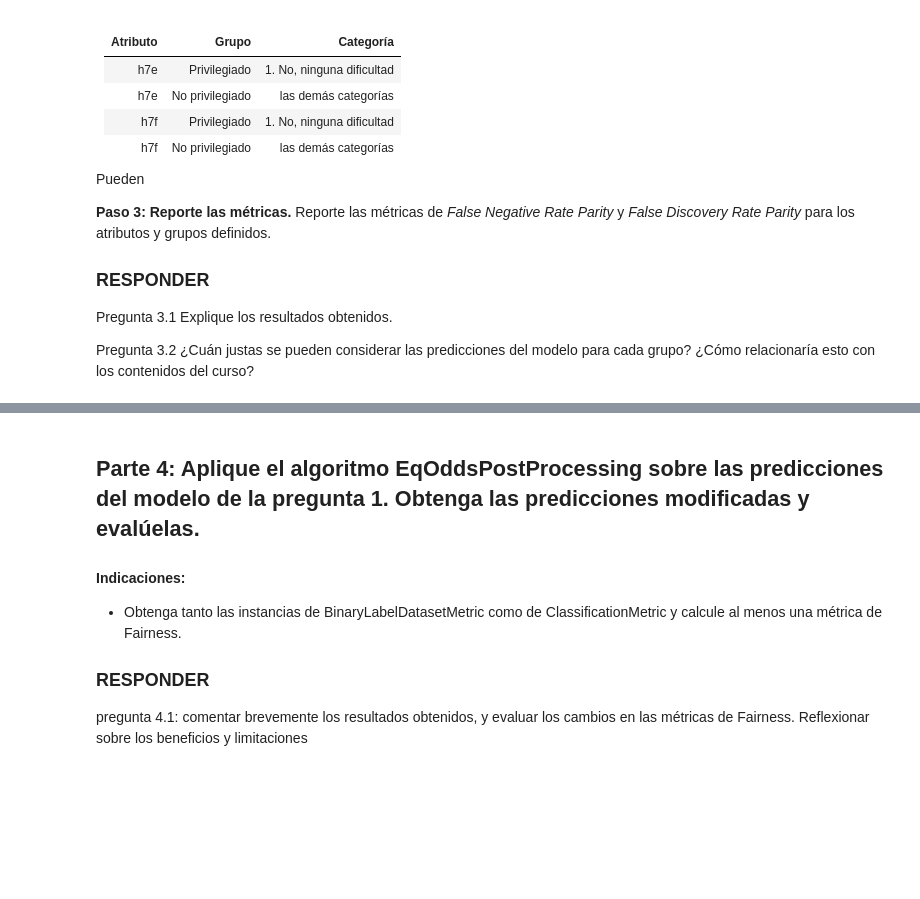
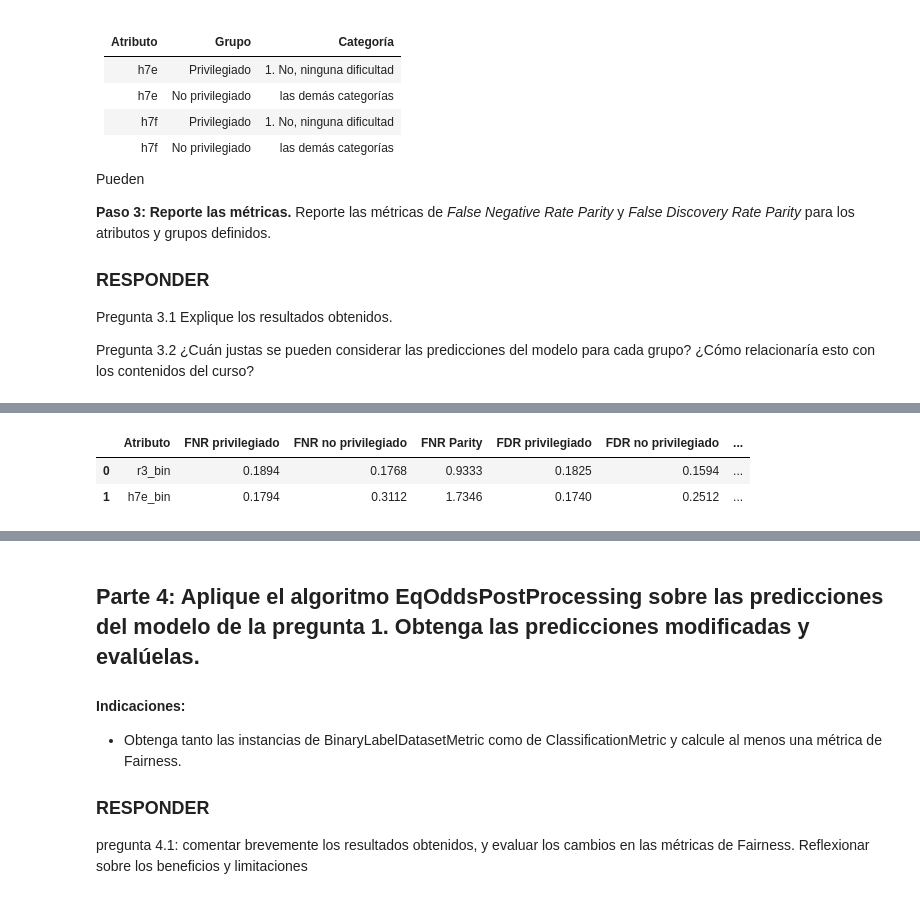
Before and after one commit to SergioHdezDC/Taller_ETI195_Casen2024, a Jupyter notebook: TallerSumativo_2_Casen.ipynb, the cells around one changed output, grey strips where cells are left out. Saved outputs shown, nothing was run; the diff lists cells and outputs as text; code cells hidden in the pictures; blank space fills up the shorter version.

```diff
--- a/TallerSumativo_2_Casen.ipynb
+++ b/TallerSumativo_2_Casen.ipynb
@@ -488,0 +646,64 @@ Pregunta 3.2 ¿Cuán justas se pueden considerar las predicciones del modelo par
+# %%
+def calcular_paridad(tabla, atributo):
+
+    datos = tabla[
+        tabla["attribute_name"] == atributo
+    ].copy()
+
+    datos["attribute_value"] = pd.to_numeric(
+        datos["attribute_value"]
+    )
+
+    # Grupo privilegiado / referencia
+    privilegiado = datos[
+        datos["attribute_value"] == 1
+    ].iloc[0]
+
+    # Grupo no privilegiado
+    no_privilegiado = datos[
+        datos["attribute_value"] == 0
+    ].iloc[0]
+
+    fnr_parity = (
+        no_privilegiado["fnr"]
+        / privilegiado["fnr"]
+    )
+
+    fdr_parity = (
+        no_privilegiado["fdr"]
+        / privilegiado["fdr"]
+    )
+
+    return pd.DataFrame({
+        "Atributo": [atributo],
+        "FNR privilegiado": [privilegiado["fnr"]],
+        "FNR no privilegiado": [no_privilegiado["fnr"]],
+        "FNR Parity": [fnr_parity],
+        "FDR privilegiado": [privilegiado["fdr"]],
+        "FDR no privilegiado": [no_privilegiado["fdr"]],
+        "FDR Parity": [fdr_parity]
+    })
+
+resultado_r3 = calcular_paridad(
+    tabla_fairness,
+    "r3_bin"
+)
+
+resultado_h7e = calcular_paridad(
+    tabla_fairness,
+    "h7e_bin"
+)
+
+resultados_fairness = pd.concat(
+    [
+        resultado_r3,
+        resultado_h7e
+    ],
+    ignore_index=True
+)
+
+resultados_fairness.round(4)
+# %% [output]
+|  | Atributo | FNR privilegiado | FNR no privilegiado | FNR Parity | FDR privilegiado | FDR no privilegiado | ... |
+| 0 | r3_bin | 0.1894 | 0.1768 | 0.9333 | 0.1825 | 0.1594 | ... |
+| 1 | h7e_bin | 0.1794 | 0.3112 | 1.7346 | 0.1740 | 0.2512 | ... |
```
Also changed, not shown: parts of 7 cells of this notebook.
